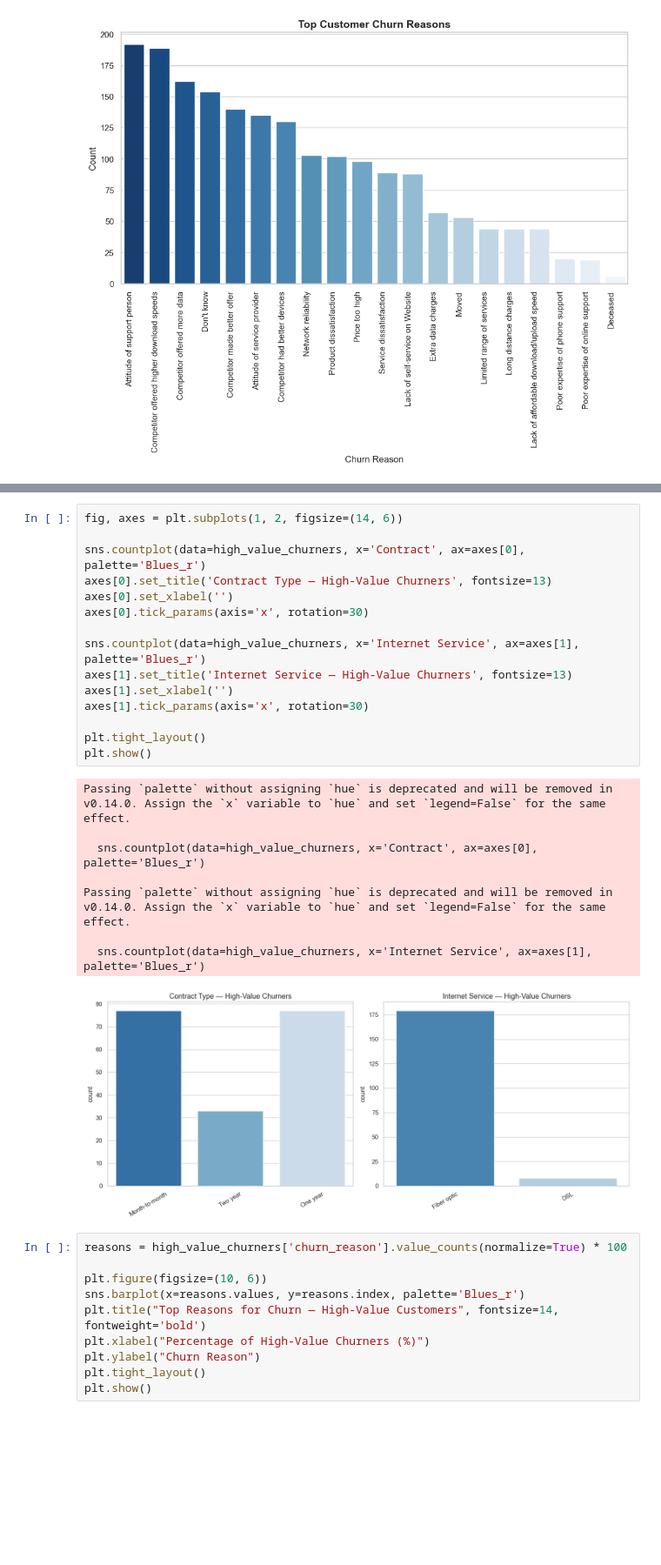
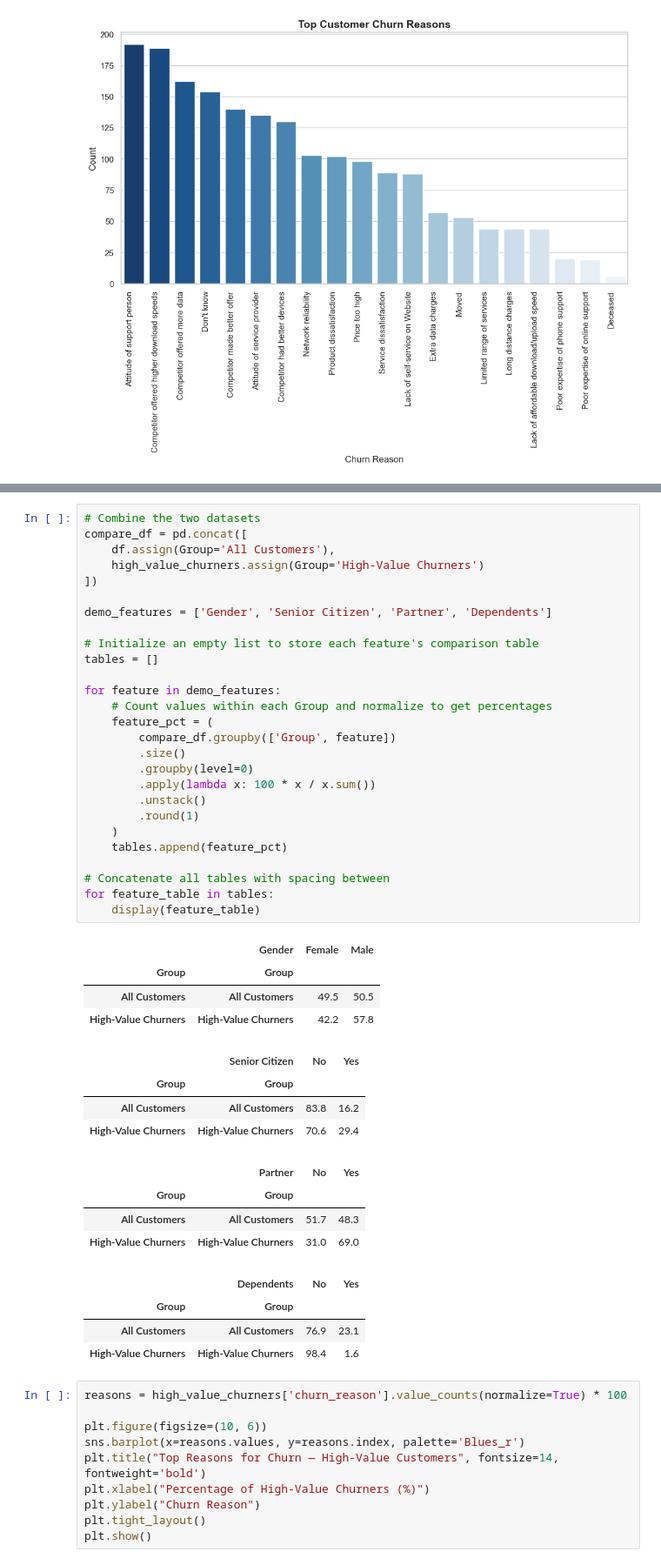
Before and after one commit to kirilvino/Swan-Project-Team-7, a Jupyter notebook: the maste file.ipynb, the cells around one changed output, grey strips where cells are left out. Shown at 87% size. Cells and saved outputs as stored; diff of their text form; blank space fills up the shorter version.

```diff
--- a/the maste file.ipynb
+++ b/the maste file.ipynb
@@ -264,27 +266,47 @@ Passing `palette` without assigning `hue` is deprecated and will be removed in v
-# %%
-fig, axes = plt.subplots(1, 2, figsize=(14, 6))
-
-sns.countplot(data=high_value_churners, x='Contract', ax=axes[0], palette='Blues_r')
-axes[0].set_title('Contract Type — High-Value Churners', fontsize=13)
-axes[0].set_xlabel('')
-axes[0].tick_params(axis='x', rotation=30)
-
-sns.countplot(data=high_value_churners, x='Internet Service', ax=axes[1], palette='Blues_r')
-axes[1].set_title('Internet Service — High-Value Churners', fontsize=13)
-axes[1].set_xlabel('')
-axes[1].tick_params(axis='x', rotation=30)
-
-plt.tight_layout()
-plt.show()
-# %% [output]
-Passing `palette` without assigning `hue` is deprecated and will be removed in v0.14.0. Assign the `x` variable to `hue` and set `legend=False` for the same effect.
-
-  sns.countplot(data=high_value_churners, x='Contract', ax=axes[0], palette='Blues_r')
-
-Passing `palette` without assigning `hue` is deprecated and will be removed in v0.14.0. Assign the `x` variable to `hue` and set `legend=False` for the same effect.
-
-  sns.countplot(data=high_value_churners, x='Internet Service', ax=axes[1], palette='Blues_r')
-[figure, removed]
+# %%
+# Combine the two datasets
+compare_df = pd.concat([
+    df.assign(Group='All Customers'),
+    high_value_churners.assign(Group='High-Value Churners')
+])
+
+demo_features = ['Gender', 'Senior Citizen', 'Partner', 'Dependents']
+
+# Initialize an empty list to store each feature's comparison table
+tables = []
+
+for feature in demo_features:
+    # Count values within each Group and normalize to get percentages
+    feature_pct = (
+        compare_df.groupby(['Group', feature])
+        .size()
+        .groupby(level=0)
+        .apply(lambda x: 100 * x / x.sum())
+        .unstack()
+        .round(1)
+    )
+    tables.append(feature_pct)
+
+# Concatenate all tables with spacing between
+for feature_table in tables:
+    display(feature_table)
+# %% [output]
+|  | Gender | Female | Male |
+| Group | Group |  |  |
+| All Customers | All Customers | 49.5 | 50.5 |
+| High-Value Churners | High-Value Churners | 42.2 | 57.8 |
+|  | Senior Citizen | No | Yes |
+| Group | Group |  |  |
+| All Customers | All Customers | 83.8 | 16.2 |
+| High-Value Churners | High-Value Churners | 70.6 | 29.4 |
+|  | Partner | No | Yes |
+| Group | Group |  |  |
+| All Customers | All Customers | 51.7 | 48.3 |
+| High-Value Churners | High-Value Churners | 31.0 | 69.0 |
+|  | Dependents | No | Yes |
+| Group | Group |  |  |
+| All Customers | All Customers | 76.9 | 23.1 |
+| High-Value Churners | High-Value Churners | 98.4 | 1.6 |
 # %%
 reasons = high_value_churners['churn_reason'].value_counts(normalize=True) * 100
 
```
Also changed, not shown: parts of 8 cells of this notebook, 9 other files.
